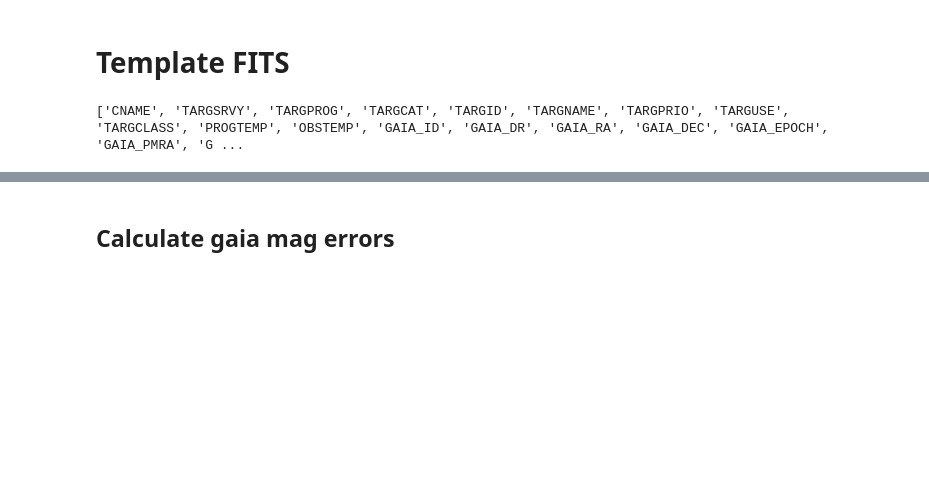
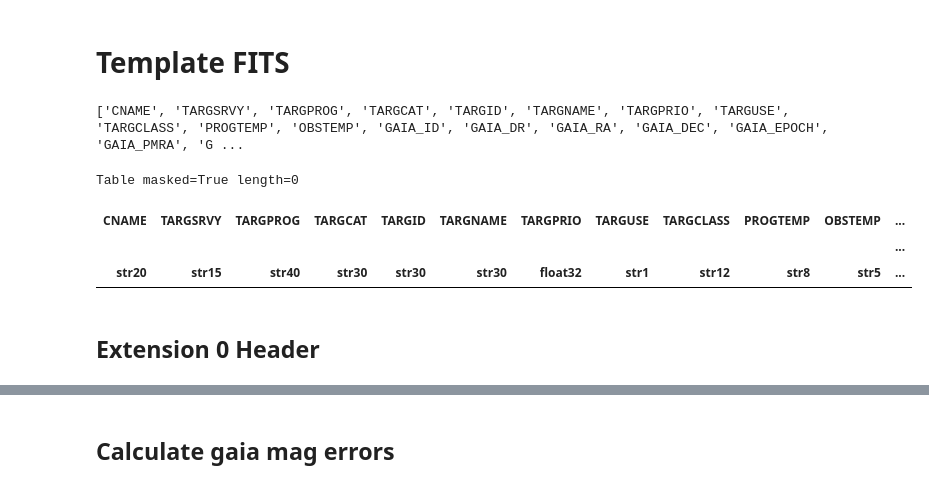
Before and after one commit to Lanasalmon/WEAVE_galaxies, a Jupyter notebook: Combine_191213_200129.ipynb, the cells around one changed output, grey strips where cells are left out. Saved outputs shown, nothing was run; the diff lists cells and outputs as text; code cells hidden in the pictures; blank space fills up the shorter version.

```diff
--- a/Combine_191213_200129.ipynb
+++ b/Combine_191213_200129.ipynb
@@ -91,3 +97,13 @@ template_column_names = [col.name for col in template_hdu.columns]
 print(template_column_names)
 # %% [output]
 ['CNAME', 'TARGSRVY', 'TARGPROG', 'TARGCAT', 'TARGID', 'TARGNAME', 'TARGPRIO', 'TARGUSE', 'TARGCLASS', 'PROGTEMP', 'OBSTEMP', 'GAIA_ID', 'GAIA_DR', 'GAIA_RA', 'GAIA_DEC', 'GAIA_EPOCH', 'GAIA_PMRA', 'G ...
+# %%
+from astropy.table import Table
+Table.read(template_hdulist, hdu=1)
+# %% [output]
+Table masked=True length=0
+| CNAME | TARGSRVY | TARGPROG | TARGCAT | TARGID | TARGNAME | TARGPRIO | TARGUSE | TARGCLASS | PROGTEMP | OBSTEMP | ... |
+|  |  |  |  |  |  |  |  |  |  |  | ... |
+| str20 | str15 | str40 | str30 | str30 | str30 | float32 | str1 | str12 | str8 | str5 | ... |
+# %% [markdown]
+## Extension 0 Header
```
Also changed, not shown: parts of 18 cells of this notebook, 6 other files.
